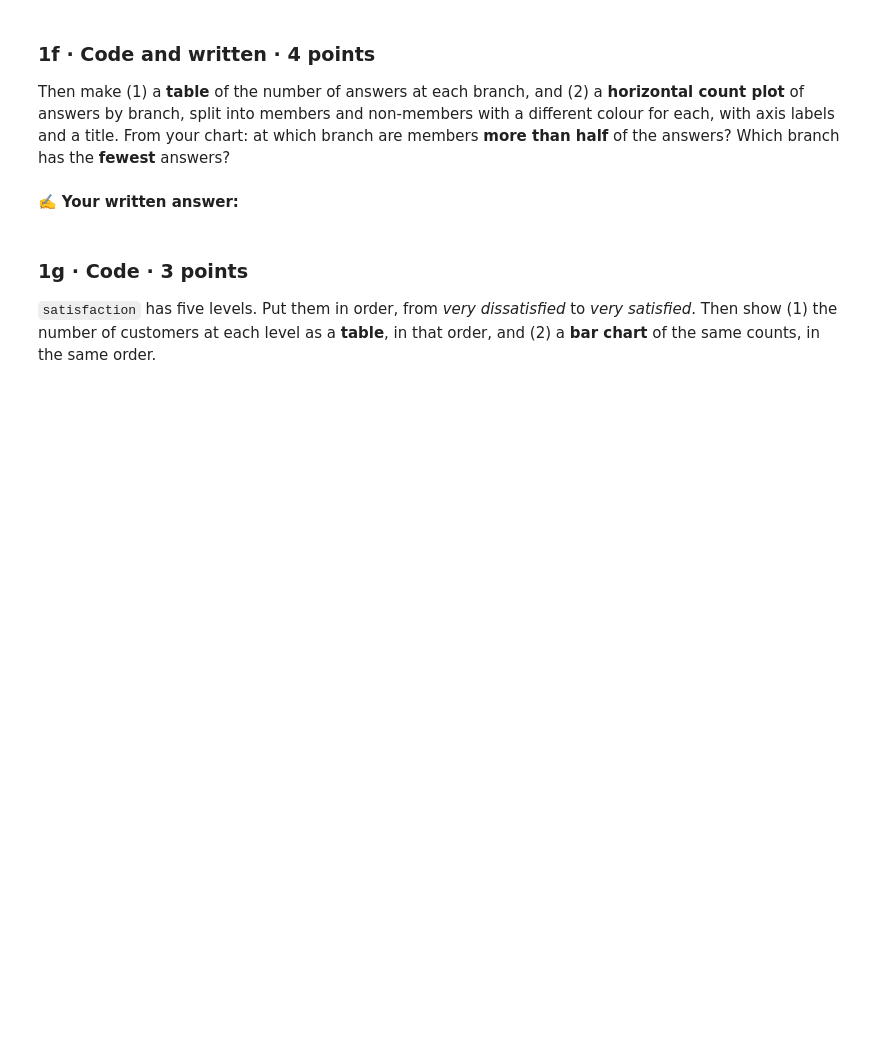
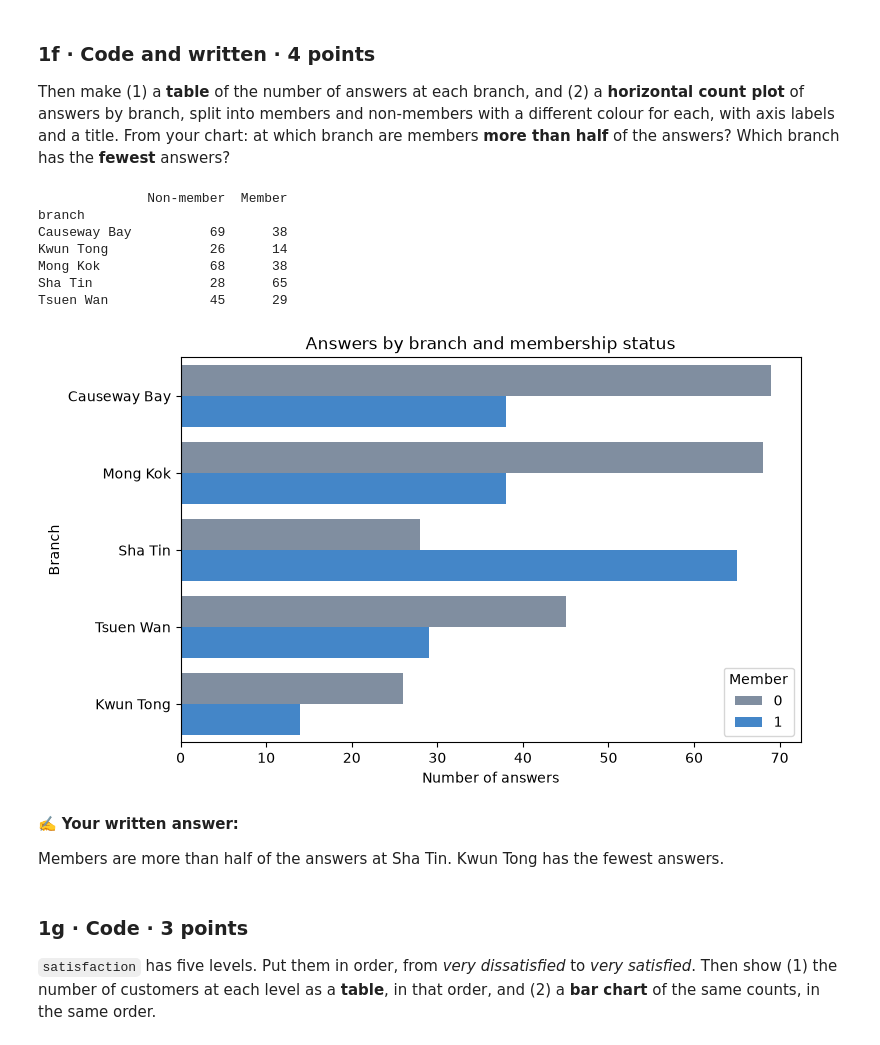
Before and after one commit to Chiu1chill/mid, a Jupyter notebook: BUSI2066-7b-Midterm_Paper.ipynb, the cells around one changed output. Drawn from its saved outputs; the diff is of its cells as text; code cells hidden in the pictures; blank space fills up the shorter version.

```diff
--- a/BUSI2066-7b-Midterm_Paper.ipynb
+++ b/BUSI2066-7b-Midterm_Paper.ipynb
@@ -236,4 +238,6 @@ shops about the visit they had just made.
 Read the data and show the first five rows. How many answers (rows) and how many columns
 does the file have?
 # %%
-# your code
+df = pd.read_csv('teashop_survey.csv')
+print(df.head())
+print('shape:', df.shape)
@@ -275,9 +310,36 @@ answers by branch, split into members and non-members with a different colour fo
 a title. From your chart: at which branch are members **more than half** of the answers? Which branch has the
 **fewest** answers?
 # %%
-# your code
+branch_counts = df.groupby(['branch', 'member']).size().unstack(fill_value=0)
+branch_counts.columns = ['Non-member', 'Member']
+print(branch_counts)
+
+plt.figure(figsize=(8, 5))
+sns.countplot(
+    data=df,
+    y='branch',
+    hue='member',
+    palette=['#7b8da5', '#2e86de'],
+    order=df['branch'].value_counts().index,
+)
+plt.xlabel('Number of answers')
+plt.ylabel('Branch')
+plt.title('Answers by branch and membership status')
+plt.legend(title='Member')
+plt.show()
+# %% [output]
+              Non-member  Member
+branch
+Causeway Bay          69      38
+Kwun Tong             26      14
+Mong Kok              68      38
+Sha Tin               28      65
+Tsuen Wan             45      29
+[figure, added]
 # %% [markdown]
 ✍️ **Your written answer:**
+
+Members are more than half of the answers at Sha Tin. Kwun Tong has the fewest answers.
 # %% [markdown]
 ### 1g · Code · 3 points
 
```
Also changed, not shown: parts of 33 cells of this notebook, 1 other file.
